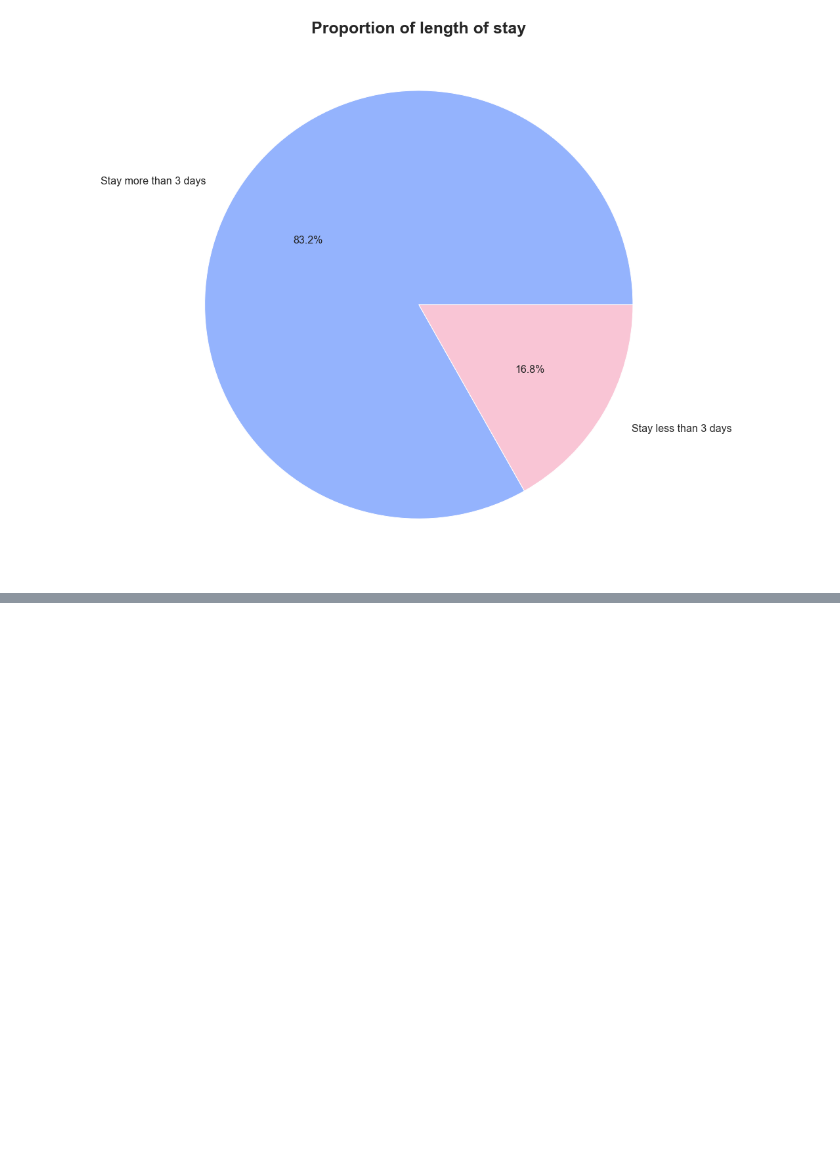
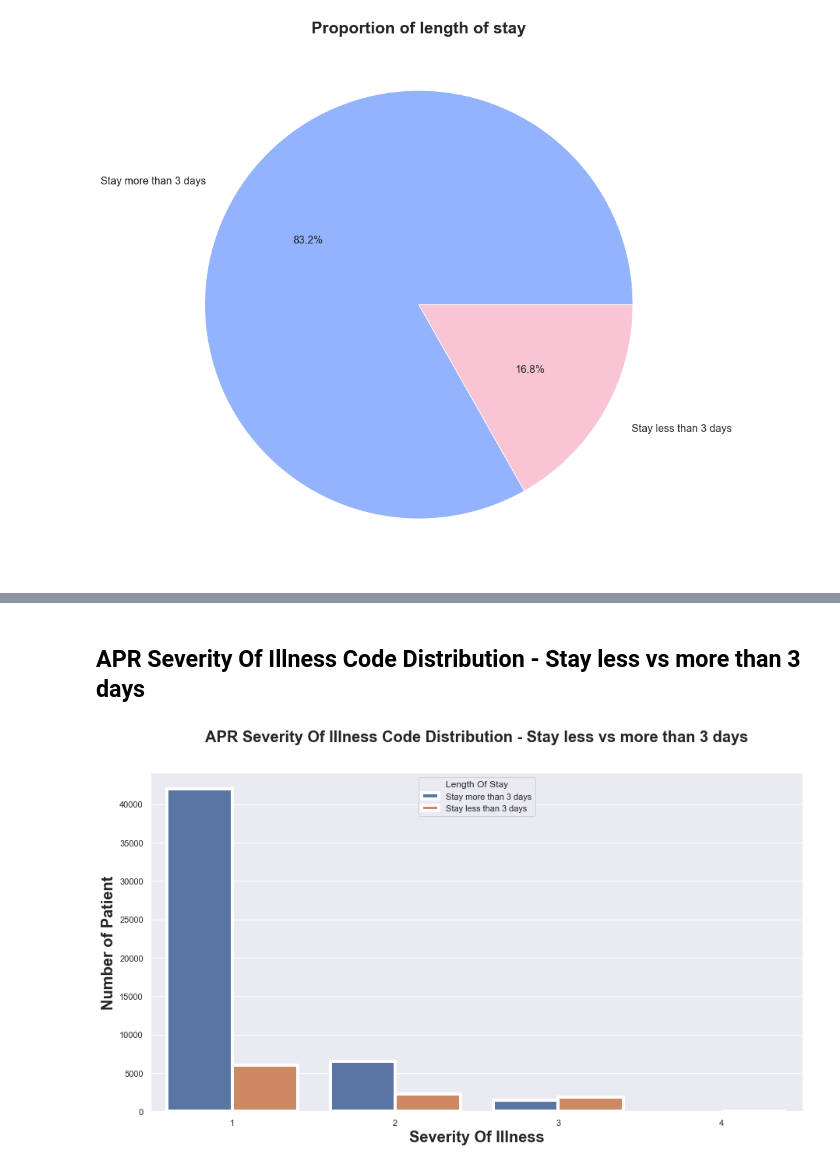
Before and after one commit to ChauHuynh1/DataScience, a Jupyter notebook: Hospital/HospitalProblem.ipynb, the cells around one changed output, grey strips where cells are left out. Saved outputs shown, nothing was run; the diff lists cells and outputs as text; code cells hidden in the pictures; blank space fills up the shorter version.

```diff
--- a/Hospital/HospitalProblem.ipynb
+++ b/Hospital/HospitalProblem.ipynb
@@ -740,0 +671,29 @@ This graph demonstrates the relationship between Fare and Survived. The remarkab
+# %% [markdown]
+## APR Severity Of Illness Code Distribution - Stay less vs more than 3 days
+# %%
+sns.set(style="darkgrid")
+plt.subplots(figsize = (15,8))
+ax = sns.countplot(x = "APRSeverityOfIllnessCode",
+                   hue="LengthOfStay",
+                   data = train,
+                   linewidth=4)
+
+## Fixing title, xlabel and ylabel
+plt.title("APR Severity Of Illness Code Distribution - Stay less vs more than 3 days", fontsize = 20, fontweight = 'bold', pad=40)
+plt.xlabel("Severity Of Illness", fontsize = 20, fontweight = 'bold');
+plt.ylabel("Number of Patient", fontsize = 20, fontweight = 'bold')
+
+## Fixing xticks
+#labels = ['Female', 'Male']
+#plt.xticks(sorted(train.Sex.unique()), labels)
+
+## Fixing legends
+leg = ax.get_legend()
+leg.set_title("Length Of Stay")
+legs = leg.texts
+legs[0].set_text("Stay more than 3 days")
+legs[1].set_text("Stay less than 3 days")
+plt.show()
+plt.rcParams['figure.figsize'] = [20, 15]
+# %% [output]
+[figure, added]
```
Also changed, not shown: parts of 58 cells of this notebook.
